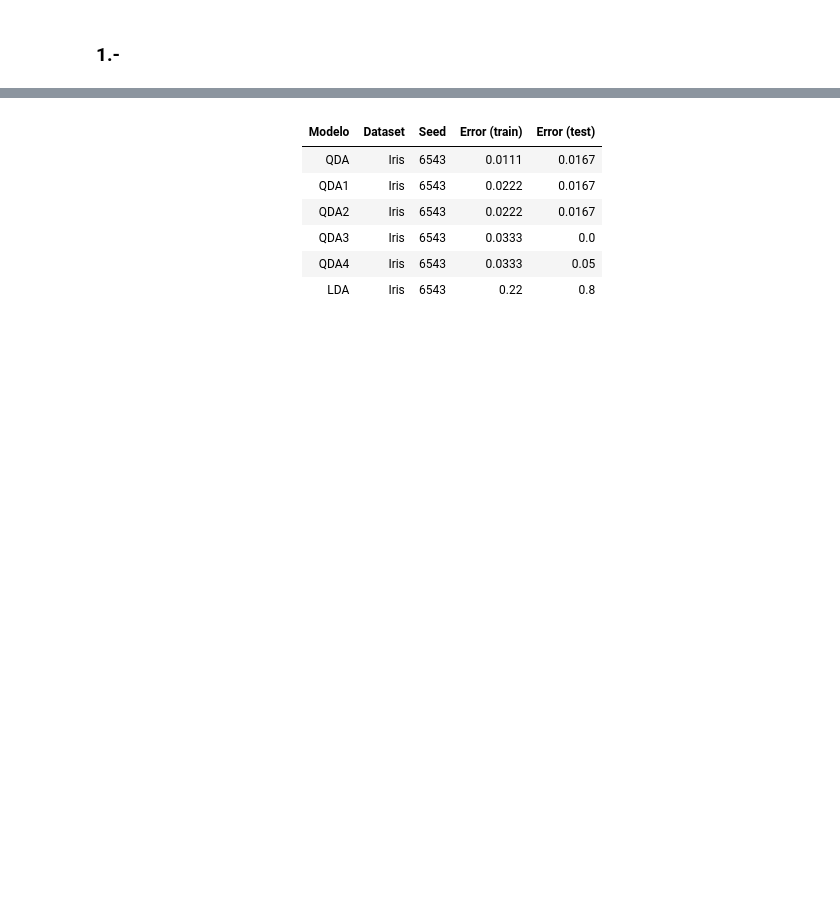
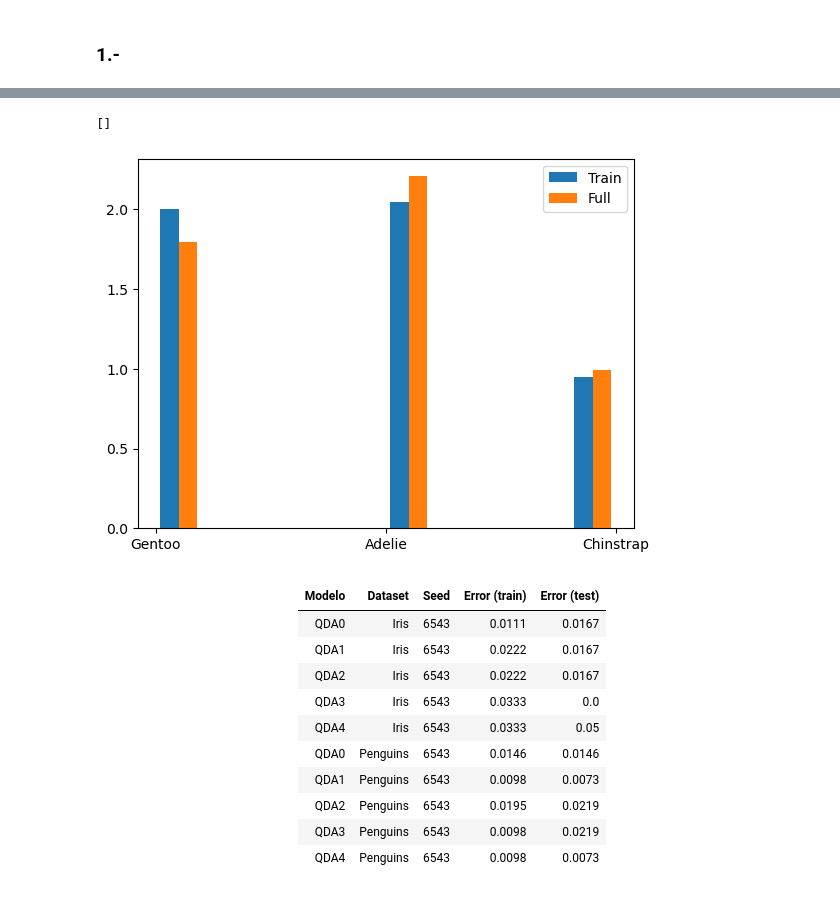
Before and after one commit to juanpsch/analisis_matematico, a Jupyter notebook: tp_final/TP_final_LDA_QDA.ipynb, the cells around one changed output, grey strips where cells are left out. Drawn from its saved outputs; the diff is of its cells as text; code cells hidden in the pictures; blank space fills up the shorter version.

```diff
--- a/tp_final/TP_final_LDA_QDA.ipynb
+++ b/tp_final/TP_final_LDA_QDA.ipynb
@@ -448,13 +503,27 @@ Train (apparent) error is 0.0333 while test error is 0.0500
+# %%
+# plt.hist(y_full)
+plt.hist([train_y.ravel(), y_full.ravel()], label=['Train', 'Full'], density=True)
+plt.legend()
+plt.plot()
+# %% [output]
+[]
+[figure, added]
 # %% [markdown]
 <center>
 
 Modelo | Dataset | Seed | Error (train) | Error (test)
 :---: | :---: | :---: | :---: | :---:
-QDA | Iris | 6543 | 0.0111 | 0.0167
+QDA0 | Iris | 6543 | 0.0111 | 0.0167
 QDA1 | Iris | 6543 | 0.0222  |0.0167
 QDA2 | Iris | 6543 | 0.0222  | 0.0167
 QDA3 | Iris | 6543 | 0.0333  | 0.0
 QDA4 | Iris | 6543 | 0.0333 |  0.05
-LDA | Iris | 6543 | 0.22 | 0.8
+QDA0 | Penguins | 6543 | 0.0146  |  0.0146
+QDA1 | Penguins | 6543 | 0.0098  | 0.0073
+QDA2 | Penguins | 6543 | 0.0195   |0.0219
+QDA3 | Penguins | 6543 | 0.0098   | 0.0219
+QDA4 | Penguins | 6543 | 0.0098  |  0.0073
+
+
 
 </center>
```
Also changed, not shown: parts of 14 cells of this notebook.
